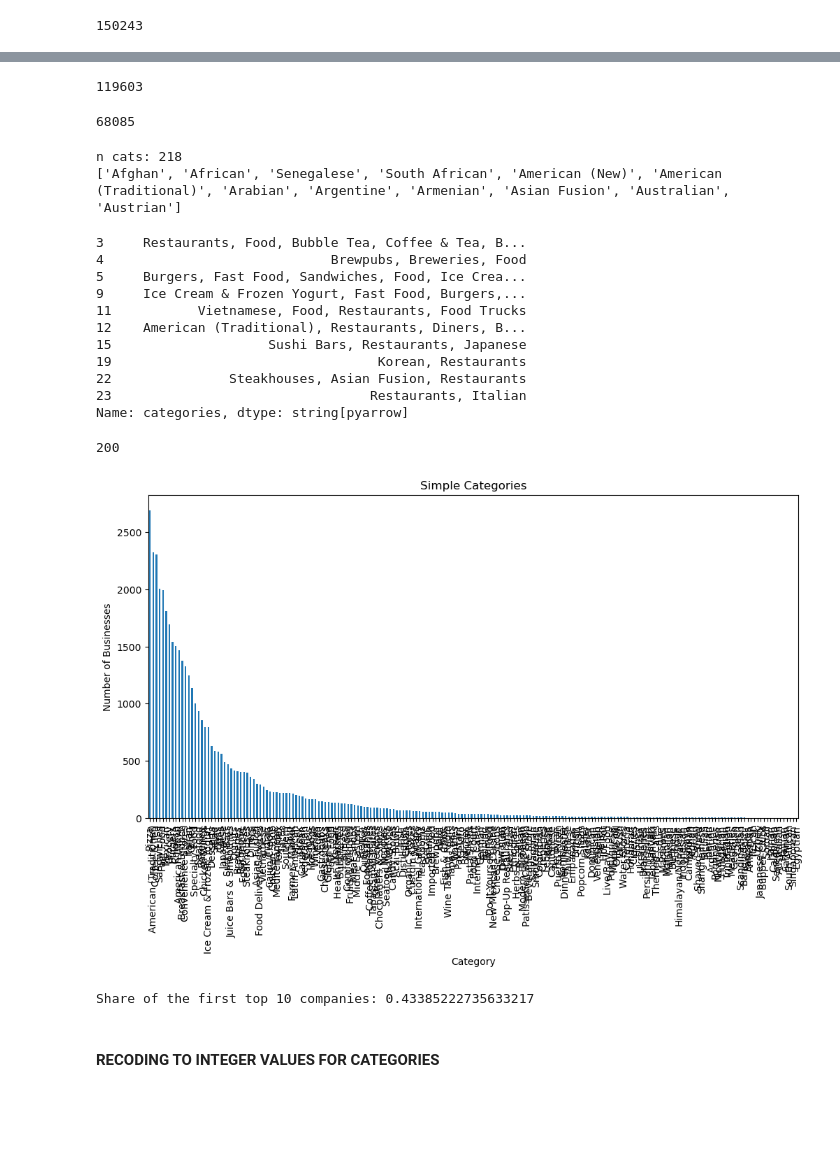
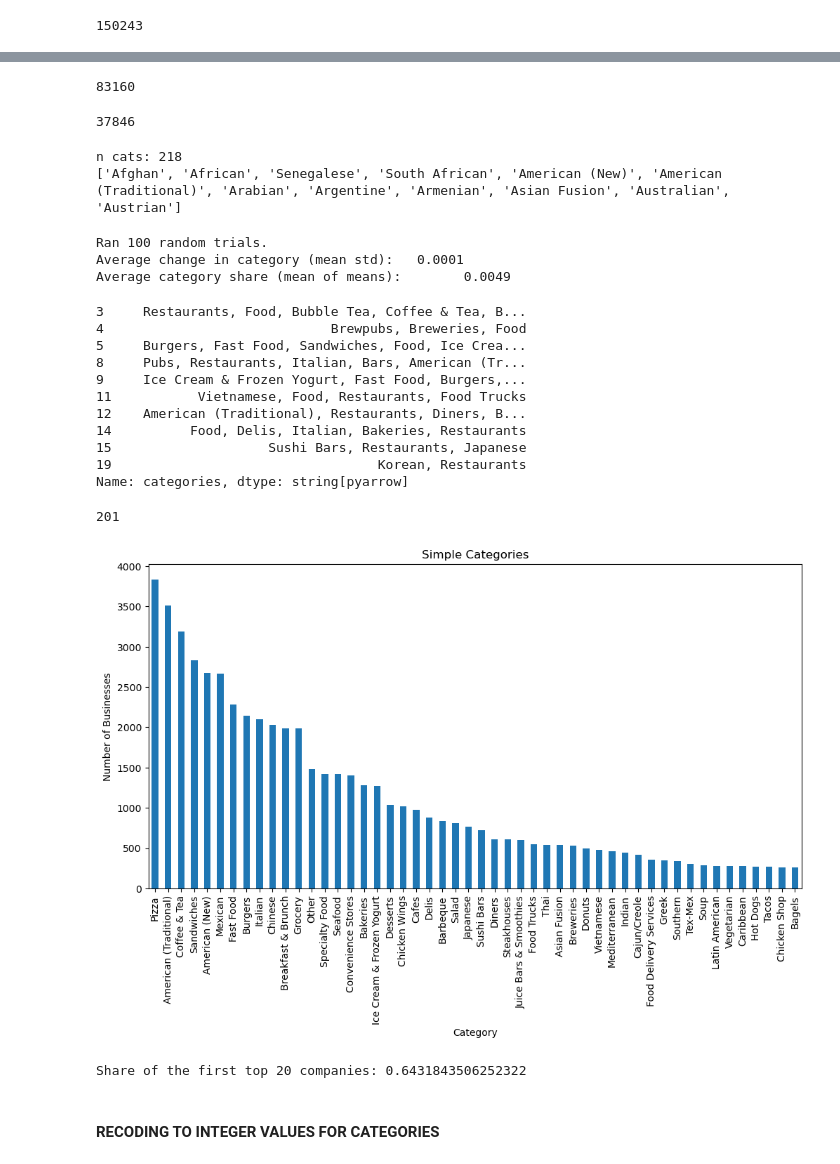
Before and after one commit to Cerlog/02807-project, a Jupyter notebook: business.ipynb, the cells around one changed output, grey strips where cells are left out. Cells and saved outputs as stored; diff of their text form; code cells hidden in the pictures; blank space fills up the shorter version.

```diff
--- a/business.ipynb
+++ b/business.ipynb
@@ -43,8 +77,8 @@ review.head()
 | 4 | Sx8TMOWLNuJBWer-0pcmoA | bcjbaE6dDog4jkNY91ncLQ | e4Vwtrqf-wpJfwesgvdgxQ | 4.0 | 1 | 0 | 1 | Cute interior and owner (?) gave ... | 2017-01-14 20:54:15 |
 # %%
 #usecols = ["business_id","categories","is_open", "stars", "review_count"]
-usecols = ["business_id","name","categories","city","state","is_open", "stars", "review_count"]
-df = pd.read_json(BIZ, lines=True, dtype_backend="pyarrow")[usecols]
+#usecols = ["business_id","name","categories","city","state","is_open", "stars", "review_count"]
+df = pd.read_json(BIZ, lines=True, dtype_backend="pyarrow")
 print(len(df))
 # %% [output]
 150346
@@ -57,9 +121,7 @@ print(len(df))
 # %%
 #drop closed restaurants
-df = df[(df["is_open"] == 1)]
-print(len(df))
+#df = df[(df["is_open"] == 1)]
+#print(len(df))
-# %% [output]
-119603
 # %%
 # drop column is open
 df = df.drop(columns=["is_open"])
@@ -67,9 +129,14 @@ df = df.drop(columns=["is_open"])
 # unique categories
 len(df["categories"].unique())
 # %% [output]
-68085
+83160
 # %%
 # Keep only the once that contain restaurants/food
 is_foodish = df["categories"].str.contains(r"\b(?:Restaurants|Food)\b", case=False, na=False)
 df = df[is_foodish]
+# %%
+# unique categories
+len(df["categories"].unique())
+# %% [output]
+37846
 # %%
@@ -119,39 +187,70 @@ df["simple_category"] = df["categories"].apply(simplify_random)
 # %% [output]
 n cats: 218
 ['Afghan', 'African', 'Senegalese', 'South African', 'American (New)', 'American (Traditional)', 'Arabian', 'Argentine', 'Armenian', 'Asian Fusion', 'Australian', 'Austrian']
+# %%
+def simple_experiment(df, n_runs=100, random_seed=1337):
+    random.seed(random_seed)
+
+    distributions = []
+    for i in range(n_runs):
+        simple_cat = df["categories"].apply(simplify_random)
+        dist = simple_cat.value_counts(normalize=True)
+        dist.name = f"trial_{i}"
+        distributions.append(dist)
+
+    dist_df = pd.concat(distributions, axis=1).fillna(0)
+    # per-category stats
+    summary = pd.DataFrame({
+        "mean": dist_df.mean(axis=1),
+        "std":  dist_df.std(axis=1),
+    })
+
+    avg_std = summary["std"].mean()
+    mean_ = summary["mean"].mean()
+
+    print(f"Ran {n_runs} random trials.")
+    print(f"Average change in category (mean std):   {avg_std:.4f}")
+    print(f"Average category share (mean of means):        {mean_:.4f}")
+
+
+simple_experiment(df, n_runs=100, random_seed=1337)
+# %% [output]
+Ran 100 random trials.
+Average change in category (mean std):   0.0001
+Average category share (mean of means):        0.0049
 # %%
 df["categories"].head(10)
 # %% [output]
 3     Restaurants, Food, Bubble Tea, Coffee & Tea, B...
 4                             Brewpubs, Breweries, Food
 5     Burgers, Fast Food, Sandwiches, Food, Ice Crea...
+8     Pubs, Restaurants, Italian, Bars, American (Tr...
 9     Ice Cream & Frozen Yogurt, Fast Food, Burgers,...
 11           Vietnamese, Food, Restaurants, Food Trucks
 12    American (Traditional), Restaurants, Diners, B...
+14          Food, Delis, Italian, Bakeries, Restaurants
 15                    Sushi Bars, Restaurants, Japanese
 19                                  Korean, Restaurants
-22               Steakhouses, Asian Fusion, Restaurants
-23                                 Restaurants, Italian
 Name: categories, dtype: string[pyarrow]
 # %%
 len(df["simple_category"].unique())
 # %% [output]
-200
+201
 # %%
 category_counts = df["simple_category"].value_counts().sort_values(ascending=False)
 plt.figure(figsize=(12,6))
-category_counts.head(len(df)).plot(kind='bar')
+category_counts.head(50).plot(kind='bar')
 plt.title("Simple Categories")
 plt.xlabel("Category")
 plt.ylabel("Number of Businesses")
 plt.show()
 # %% [output]
-[figure, old version]
+[figure, new version]
 # %%
 vc = df["simple_category"].value_counts()
-print("Share of the first top 10 companies:", vc.head(10).sum()/vc.sum())
+print("Share of the first top 20 companies:", vc.head(20).sum()/vc.sum())
 # %% [output]
-Share of the first top 10 companies: 0.43385222735633217
+Share of the first top 20 companies: 0.6431843506252322
 # %% [markdown]
 #### RECODING TO INTEGER VALUES FOR CATEGORIES
 # %%
```
Also changed, not shown: parts of 30 cells of this notebook, 2 other files.
